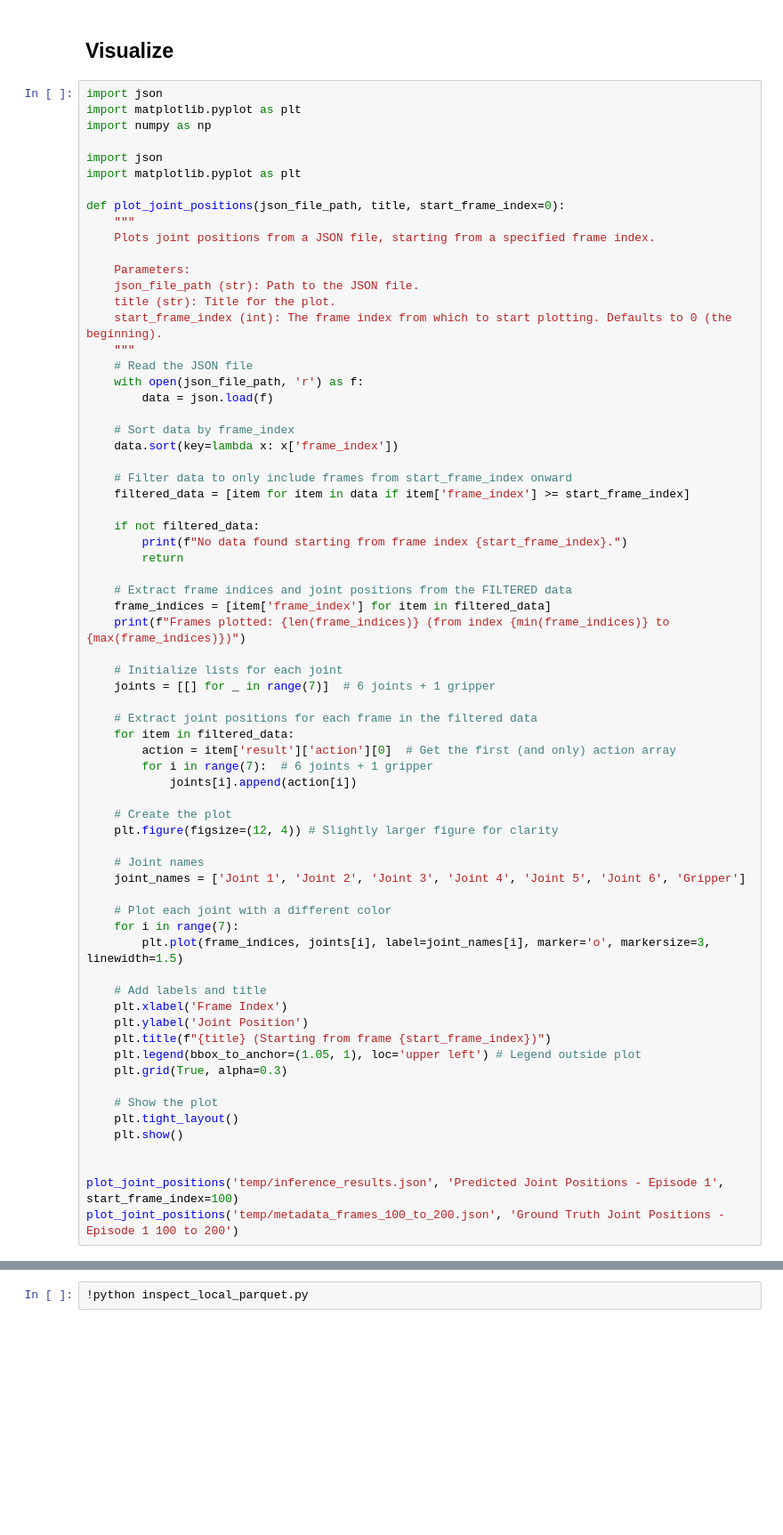
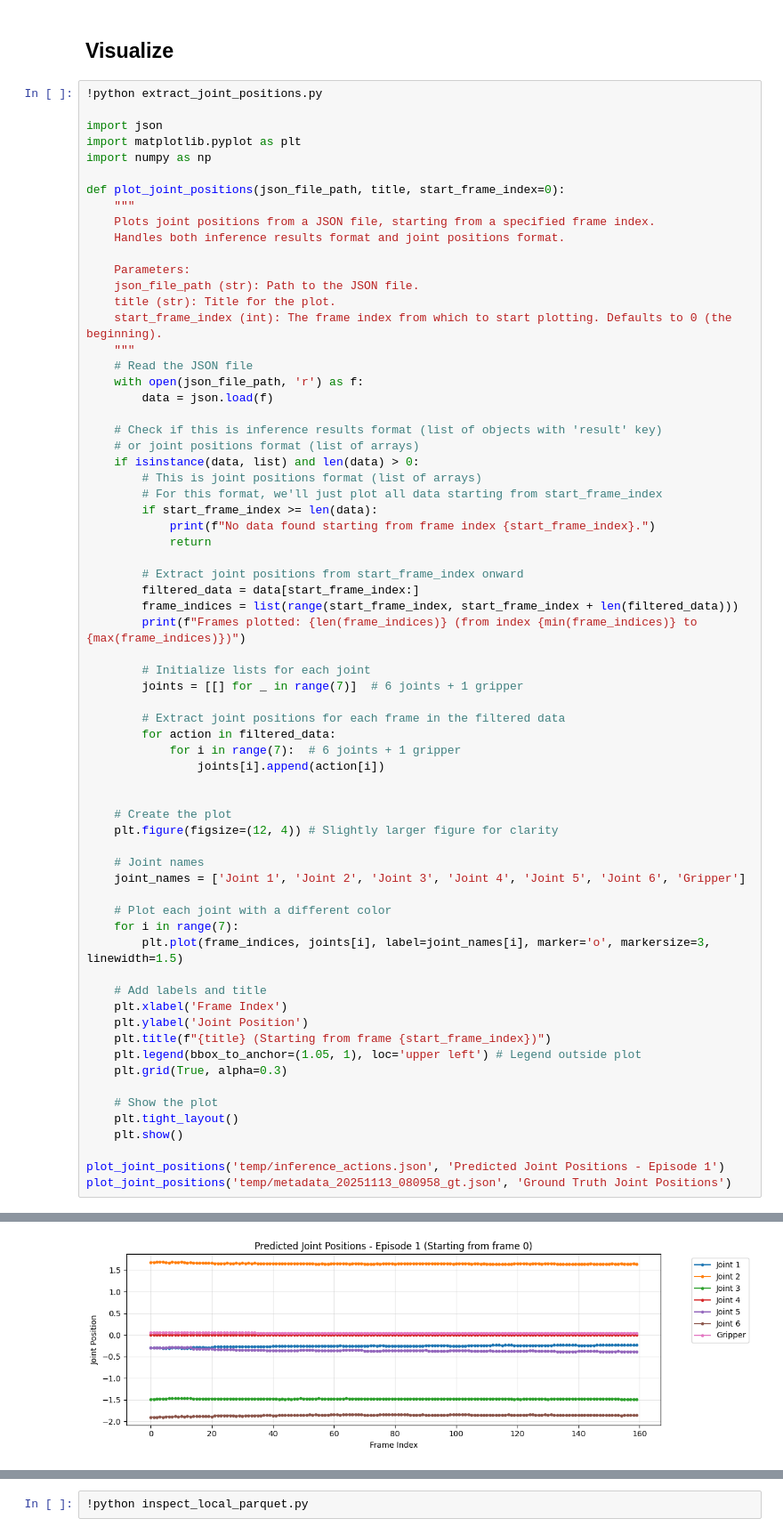
Before and after one commit to mayuanyang/lerobot-piper, a Jupyter notebook: src/prepare_dataset_demo.ipynb, the cells around one changed output, grey strips where cells are left out. Shown: that part at 89% size. Drawn from its saved outputs; the diff is of its cells as text; blank space fills up the shorter version.

```diff
--- a/src/prepare_dataset_demo.ipynb
+++ b/src/prepare_dataset_demo.ipynb
@@ -194,16 +220,16 @@ sys.path.append(str(Path().resolve().parent))
 # %% [markdown]
 ## Visualize
 # %%
+!python extract_joint_positions.py
+
 import json
 import matplotlib.pyplot as plt
 import numpy as np
 
-import json
-import matplotlib.pyplot as plt
-
 def plot_joint_positions(json_file_path, title, start_frame_index=0):
     """
     Plots joint positions from a JSON file, starting from a specified frame index.
+    Handles both inference results format and joint positions format.
 
     Parameters:
     json_file_path (str): Path to the JSON file.
@@ -214,28 +240,28 @@ def plot_joint_positions(json_file_path, title, start_frame_index=0):
     with open(json_file_path, 'r') as f:
         data = json.load(f)
 
-    # Sort data by frame_index
-    data.sort(key=lambda x: x['frame_index'])
+    # Check if this is inference results format (list of objects with 'result' key)
+    # or joint positions format (list of arrays)
+    if isinstance(data, list) and len(data) > 0:
+        # This is joint positions format (list of arrays)
+        # For this format, we'll just plot all data starting from start_frame_index
+        if start_frame_index >= len(data):
+            print(f"No data found starting from frame index {start_frame_index}.")
+            return
 
-    # Filter data to only include frames from start_frame_index onward
-    filtered_data = [item for item in data if item['frame_index'] >= start_frame_index]
+        # Extract joint positions from start_frame_index onward
+        filtered_data = data[start_frame_index:]
+        frame_indices = list(range(start_frame_index, start_frame_index + len(filtered_data)))
+        print(f"Frames plotted: {len(frame_indices)} (from index {min(frame_indices)} to {max(frame_indices)})")
 
-    if not filtered_data:
-        print(f"No data found starting from frame index {start_frame_index}.")
-        return
+        # Initialize lists for each joint
+        joints = [[] for _ in range(7)]  # 6 joints + 1 gripper
 
-    # Extract frame indices and joint positions from the FILTERED data
-    frame_indices = [item['frame_index'] for item in filtered_data]
-    print(f"Frames plotted: {len(frame_indices)} (from index {min(frame_indices)} to {max(frame_indices)})")
+        # Extract joint positions for each frame in the filtered data
+        for action in filtered_data:
+            for i in range(7):  # 6 joints + 1 gripper
+                joints[i].append(action[i])
 
-    # Initialize lists for each joint
-    joints = [[] for _ in range(7)]  # 6 joints + 1 gripper
-
-    # Extract joint positions for each frame in the filtered data
-    for item in filtered_data:
-        action = item['result']['action'][0]  # Get the first (and only) action array
-        for i in range(7):  # 6 joints + 1 gripper
-            joints[i].append(action[i])
 
     # Create the plot
     plt.figure(figsize=(12, 4)) # Slightly larger figure for clarity
@@ -258,6 +284,6 @@ def plot_joint_positions(json_file_path, title, start_frame_index=0):
     plt.tight_layout()
     plt.show()
 
-
-plot_joint_positions('temp/inference_results.json', 'Predicted Joint Positions - Episode 1', start_frame_index=100)
-plot_joint_positions('temp/metadata_frames_100_to_200.json', 'Ground Truth Joint Positions - Episode 1 100 to 200')
+plot_joint_positions('temp/inference_actions.json', 'Predicted Joint Positions - Episode 1')
+plot_joint_positions('temp/metadata_20251113_080958_gt.json', 'Ground Truth Joint Positions')
+# %% [output]
@@ -263,0 +295 @@ plot_joint_positions('temp/metadata_frames_100_to_200.json', 'Ground Truth Joint
+[figure, added]
```
Also changed, not shown: parts of 6 cells of this notebook, 3 other files.
